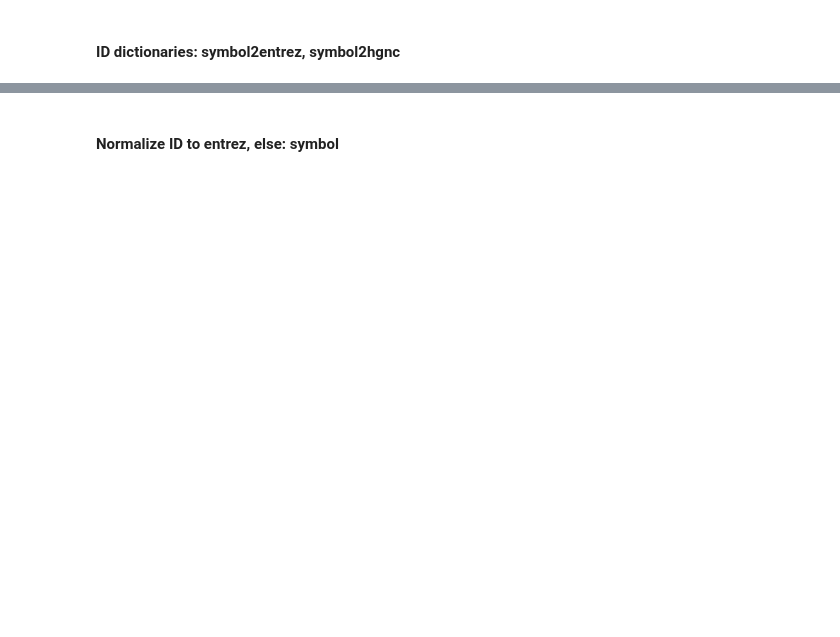
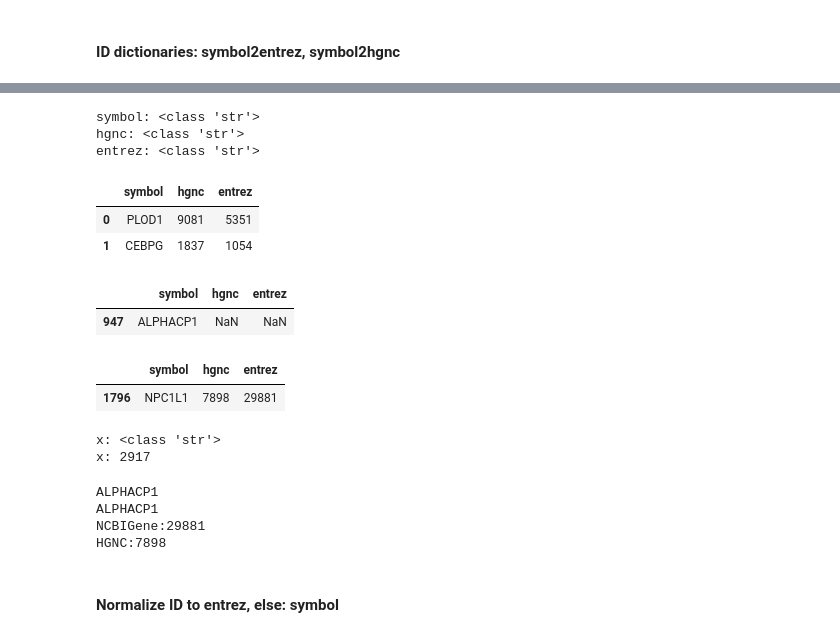
Before and after one commit to SuLab/ngly1-graph, a Jupyter notebook: regulation/regulation.ipynb, the cells around one changed output, grey strips where cells are left out. Cells and saved outputs as stored; diff of their text form; code cells hidden in the pictures; blank space fills up the shorter version.

```diff
--- a/regulation/regulation.ipynb
+++ b/regulation/regulation.ipynb
@@ -74,21 +90,43 @@ with open('./tftargets/out/not_found_symbols.list','w') as f:
 # %%
 # prepare ids dataframe for dictionary construction
 ids =( df.reset_index()
-         .rename(columns={'query': 'symbol','HGNC': 'hgnc'})
-         [['symbol','hgnc','entrezgene']]
+         .rename(columns={'query': 'symbol','HGNC': 'hgnc', 'entrezgene': 'entrez'})
+         [['symbol','hgnc','entrez']]
          .copy()
      )
-ids['entrez'] = ids.entrezgene.apply(lambda x: str(round(x)) if x > 0 else 0)
+
 print('symbol:', type(ids['symbol'][0]))
 print('hgnc:', type(ids['hgnc'][0]))
 print('entrez:', type(ids['entrez'][0]))
 ids.head(2)
+# %% [output]
+symbol: <class 'str'>
+hgnc: <class 'str'>
+entrez: <class 'str'>
+|  | symbol | hgnc | entrez |
+| 0 | PLOD1 | 9081 | 5351 |
+| 1 | CEBPG | 1837 | 1054 |
 # %%
 # example of not found value
 ids[ids['symbol'] == 'ALPHACP1']
+# %% [output]
+|  | symbol | hgnc | entrez |
+| 947 | ALPHACP1 | NaN | NaN |
 # %%
 # example of found value
 ids[ids['symbol'] == 'NPC1L1']
+# %% [output]
+|  | symbol | hgnc | entrez |
+| 1796 | NPC1L1 | 7898 | 29881 |
+# %%
+x = ids.at[491,'hgnc']
+print('x: {}'.format(type(x)))
+print('x: {}'.format(x))
+if isinstance(x,float):
+    print('x: {}'.format(x))
+# %% [output]
+x: <class 'str'>
+x: 2917
 # %%
 # build dictionaries
 # value types:
@@ -106,7 +144,7 @@ symbol2hgnc_dict = dict(zip(ids.symbol,ids.hgnc))
 
 # associate symbol for those genes without entrez: symbol => entrez > symbol
 for symbol in symbol2entrez_dict:
-    if symbol2entrez_dict[symbol] == 0:
+    if isinstance(symbol2entrez_dict[symbol],float):
         symbol2entrez_dict[symbol] = symbol
     else:
         entrez = symbol2entrez_dict[symbol]
@@ -128,6 +166,11 @@ print(symbol2hgnc_dict['ALPHACP1'])
 # hgnc and entrez associated
 print(symbol2entrez_dict['NPC1L1'])
 print(symbol2hgnc_dict['NPC1L1'])
+# %% [output]
+ALPHACP1
+ALPHACP1
+NCBIGene:29881
+HGNC:7898
 # %% [markdown]
 #### Normalize ID to entrez, else: symbol
 # %%
```
Also changed, not shown: parts of 42 cells of this notebook, 7 other files.
